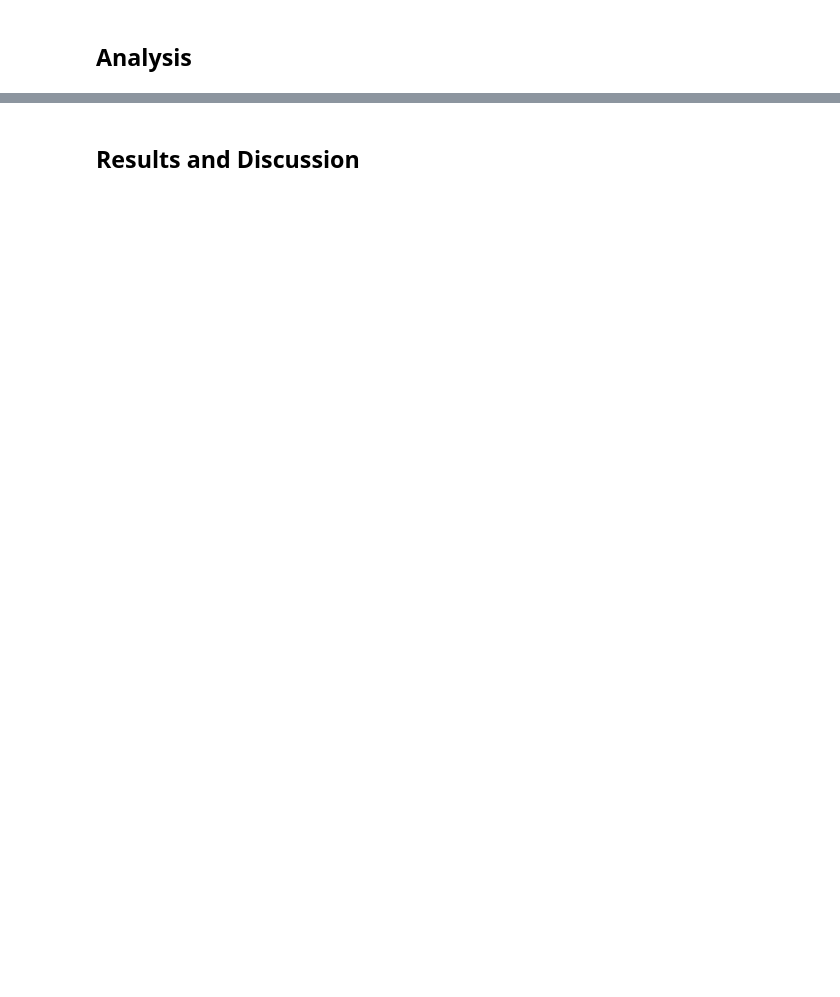
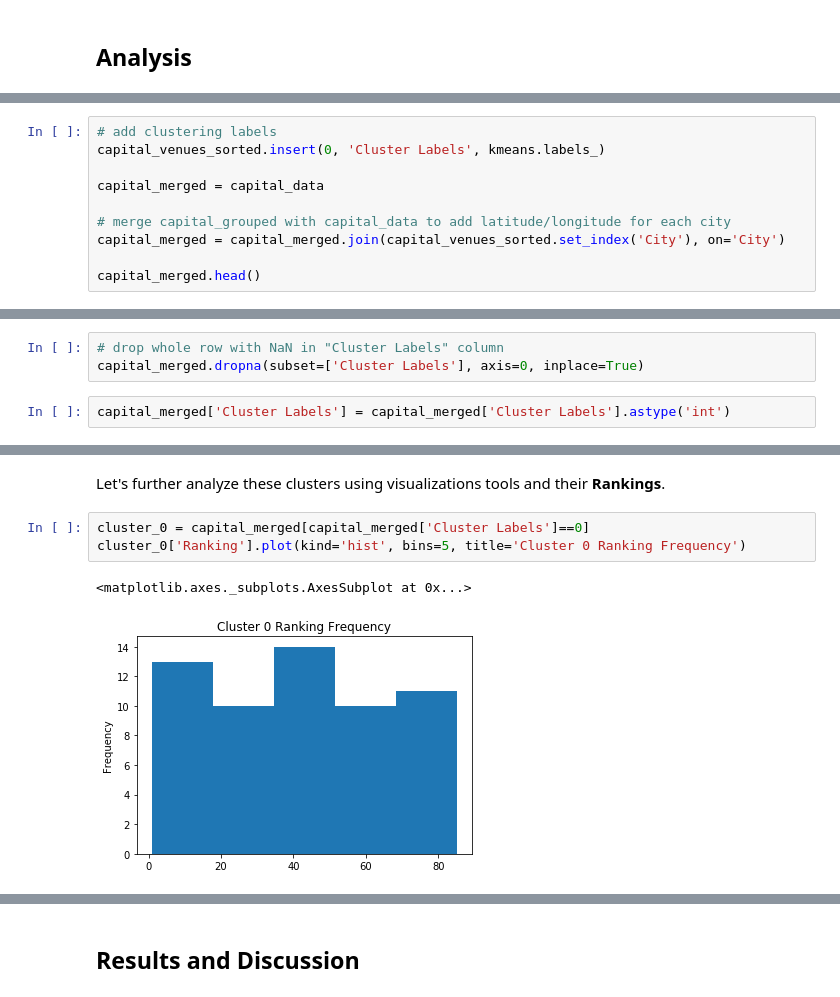
Before and after one commit to golmosor/coursera_capstone, a Jupyter notebook: DS-Capstone-Project_week4.ipynb, the cells around one changed output, grey strips where cells are left out. Cells and saved outputs as stored; diff of their text form; blank space fills up the shorter version.

```diff
--- a/DS-Capstone-Project_week4.ipynb
+++ b/DS-Capstone-Project_week4.ipynb
@@ -44,0 +453,10 @@ Using this data we then are going to make clusters using k-means algorithm. Then
+# %%
+# add clustering labels
+capital_venues_sorted.insert(0, 'Cluster Labels', kmeans.labels_)
+
+capital_merged = capital_data
+
+# merge capital_grouped with capital_data to add latitude/longitude for each city
+capital_merged = capital_merged.join(capital_venues_sorted.set_index('City'), on='City')
+
+capital_merged.head()
@@ -44,0 +470,5 @@ Using this data we then are going to make clusters using k-means algorithm. Then
+# %%
+# drop whole row with NaN in "Cluster Labels" column
+capital_merged.dropna(subset=['Cluster Labels'], axis=0, inplace=True)
+# %%
+capital_merged['Cluster Labels'] = capital_merged['Cluster Labels'].astype('int')
@@ -44,0 +564,8 @@ Using this data we then are going to make clusters using k-means algorithm. Then
+# %% [markdown]
+Let's further analyze these clusters using visualizations tools and their **Rankings**.
+# %%
+cluster_0 = capital_merged[capital_merged['Cluster Labels']==0]
+cluster_0['Ranking'].plot(kind='hist', bins=5, title='Cluster 0 Ranking Frequency')
+# %% [output]
+<matplotlib.axes._subplots.AxesSubplot at 0x...>
+[figure, added]
```
Also changed, not shown: parts of 84 cells of this notebook.
